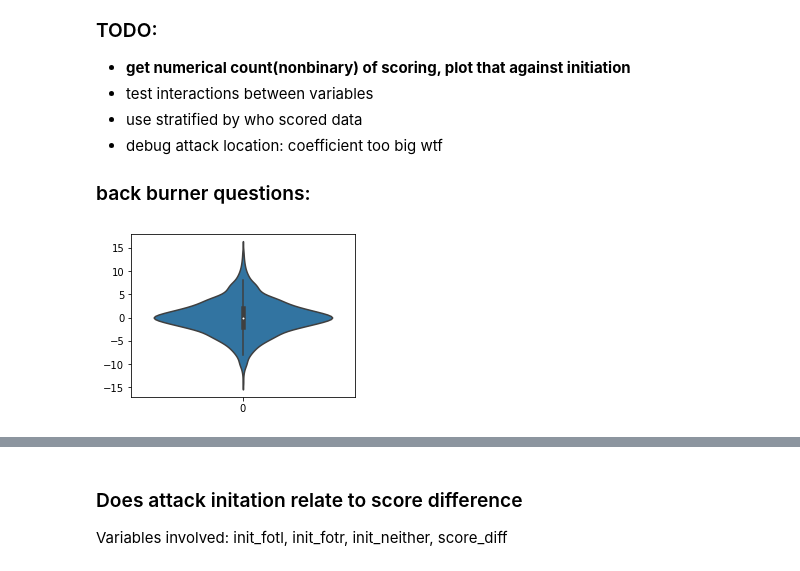
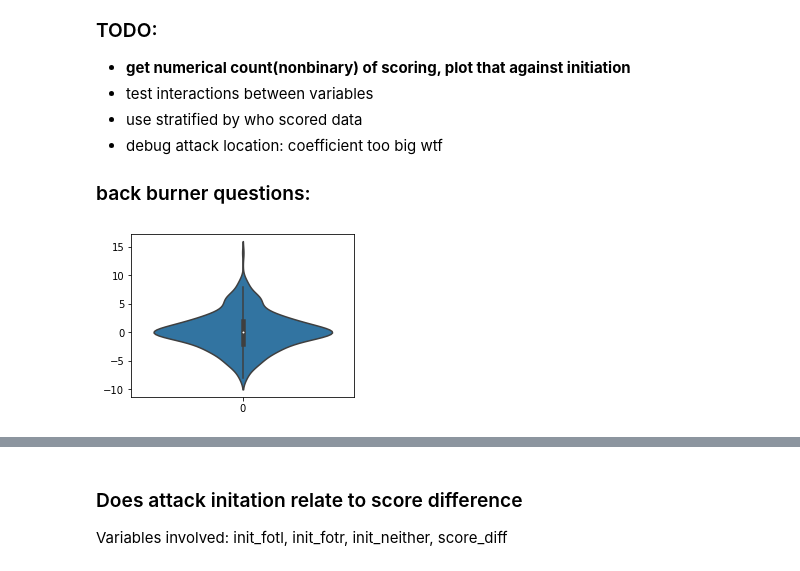
Before and after one commit to KySoza/fencing_2024-data-science-project, a Jupyter notebook: Linear_regression_with_score_differences.ipynb, the cells around one changed output, grey strips where cells are left out. Drawn from its saved outputs; the diff is of its cells as text; code cells hidden in the pictures.

```diff
--- a/Linear_regression_with_score_differences.ipynb
+++ b/Linear_regression_with_score_differences.ipynb
@@ -47,10 +47,10 @@ touches_binary['scorer_lead'] = touches_binary['score_diff_pre']
 touches_binary.loc[touches_binary.touch_right == 1, 'scorer_lead'] = touches_binary.loc[touches_binary.touch_right == 1, 'scorer_lead']*-1
 # %%
 plt.figure(figsize=(4, 3))
-sb.violinplot(touches_binary['score_diff'])
+sb.violinplot(touches_binary['score_diff_pre'])
 plt.show()
 # %% [output]
-[figure, old version]
+[figure, new version]
 # %%
 plt.figure(figsize=(4, 3))
 sb.violinplot(touches_binary['scorer_lead'])
```
Also changed, not shown: parts of 1 cell of this notebook.
